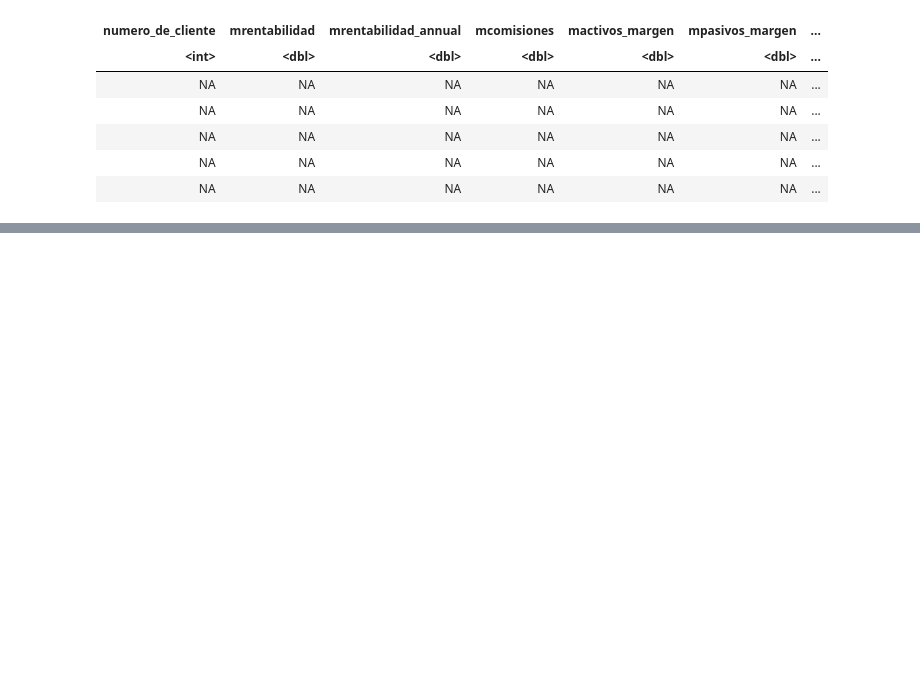
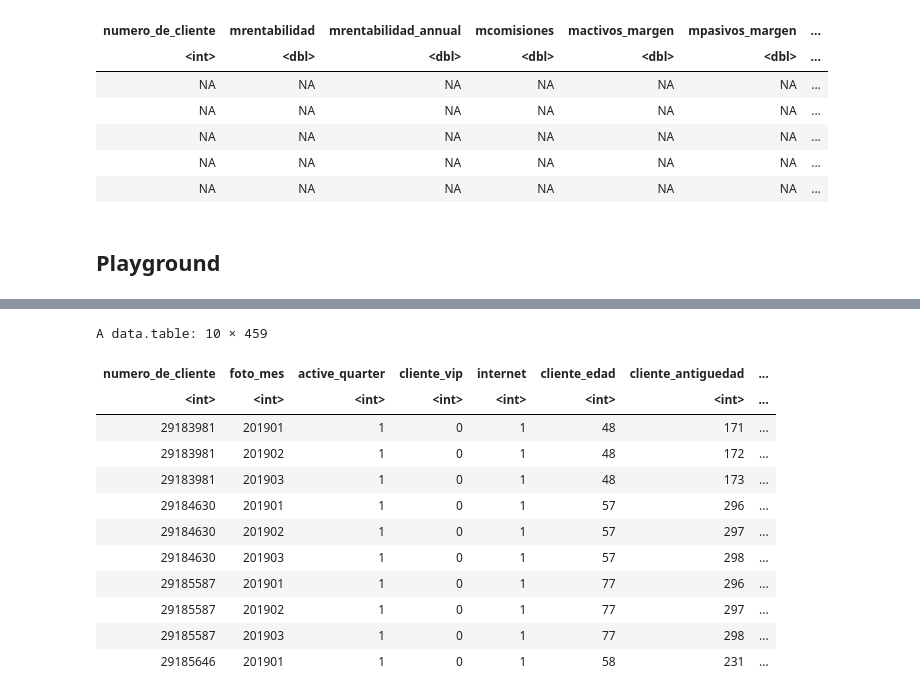
Before and after one commit to bettachini/dmeyf2023, a Jupyter notebook: zweite/engineering.ipynb, the cells around one changed output, grey strips where cells are left out. Cells and saved outputs as stored; diff of their text form; code cells hidden in the pictures; blank space fills up the shorter version.

```diff
--- a/zweite/engineering.ipynb
+++ b/zweite/engineering.ipynb
@@ -217,0 +253,18 @@ dataset[,mrentabilidad_lag_1]
+# %%
+# todo junto sobre el dataset3_numeric
+dataset <- dataset3
+# dataset <- dataset3_double
+setorder(dataset, numero_de_cliente, foto_mes)
+columns_to_shift <- names(dataset)[!names(dataset) %in% c("numero_de_cliente", "foto_mes", "clase_ternaria")]
+list_meses_atras <-  c(1, 2) # 202105 - 202011 = 7, un semestre fuera de ASPO posible
+# list_meses_atras <-  c(1, 2, 3, 4, 5, 6) # 202105 - 202011 = 7, un semestre fuera de ASPO posible
+for (meses_atras in list_meses_atras) {
+  columns_by_shift <- paste0(columns_to_shift, "_lag", meses_atras)
+  dataset[,
+    (columns_by_shift) := lapply(
+      .SD, function(x) shift(x, type = "lag", fill = NA, n = meses_atras)
+    ),
+    by = numero_de_cliente, .SDcols = columns_to_shift
+  ]
+}
+dataset[1:5,]
@@ -279,3 +441,9 @@ A data.table: 5 × 74
 | NA | NA | NA | NA | NA | NA | ... |
 | NA | NA | NA | NA | NA | NA | ... |
 | NA | NA | NA | NA | NA | NA | ... |
+# %% [markdown]
+## Playground
+# %%
+# show only first 10 rows of all columns of dataset sorted by numero_de_cliente and foto_mes
+dataset[1:10, , by = .(numero_de_cliente, foto_mes)]
+# %% [output]
@@ -281,0 +452,13 @@ A data.table: 5 × 74
+A data.table: 10 × 459
+| numero_de_cliente | foto_mes | active_quarter | cliente_vip | internet | cliente_edad | cliente_antiguedad | ... |
+| <int> | <int> | <int> | <int> | <int> | <int> | <int> | ... |
+| 29183981 | 201901 | 1 | 0 | 1 | 48 | 171 | ... |
+| 29183981 | 201902 | 1 | 0 | 1 | 48 | 172 | ... |
+| 29183981 | 201903 | 1 | 0 | 1 | 48 | 173 | ... |
+| 29184630 | 201901 | 1 | 0 | 1 | 57 | 296 | ... |
+| 29184630 | 201902 | 1 | 0 | 1 | 57 | 297 | ... |
+| 29184630 | 201903 | 1 | 0 | 1 | 57 | 298 | ... |
+| 29185587 | 201901 | 1 | 0 | 1 | 77 | 296 | ... |
+| 29185587 | 201902 | 1 | 0 | 1 | 77 | 297 | ... |
+| 29185587 | 201903 | 1 | 0 | 1 | 77 | 298 | ... |
+| 29185646 | 201901 | 1 | 0 | 1 | 58 | 231 | ... |
```
Also changed, not shown: parts of 23 cells of this notebook, 4 other files.
